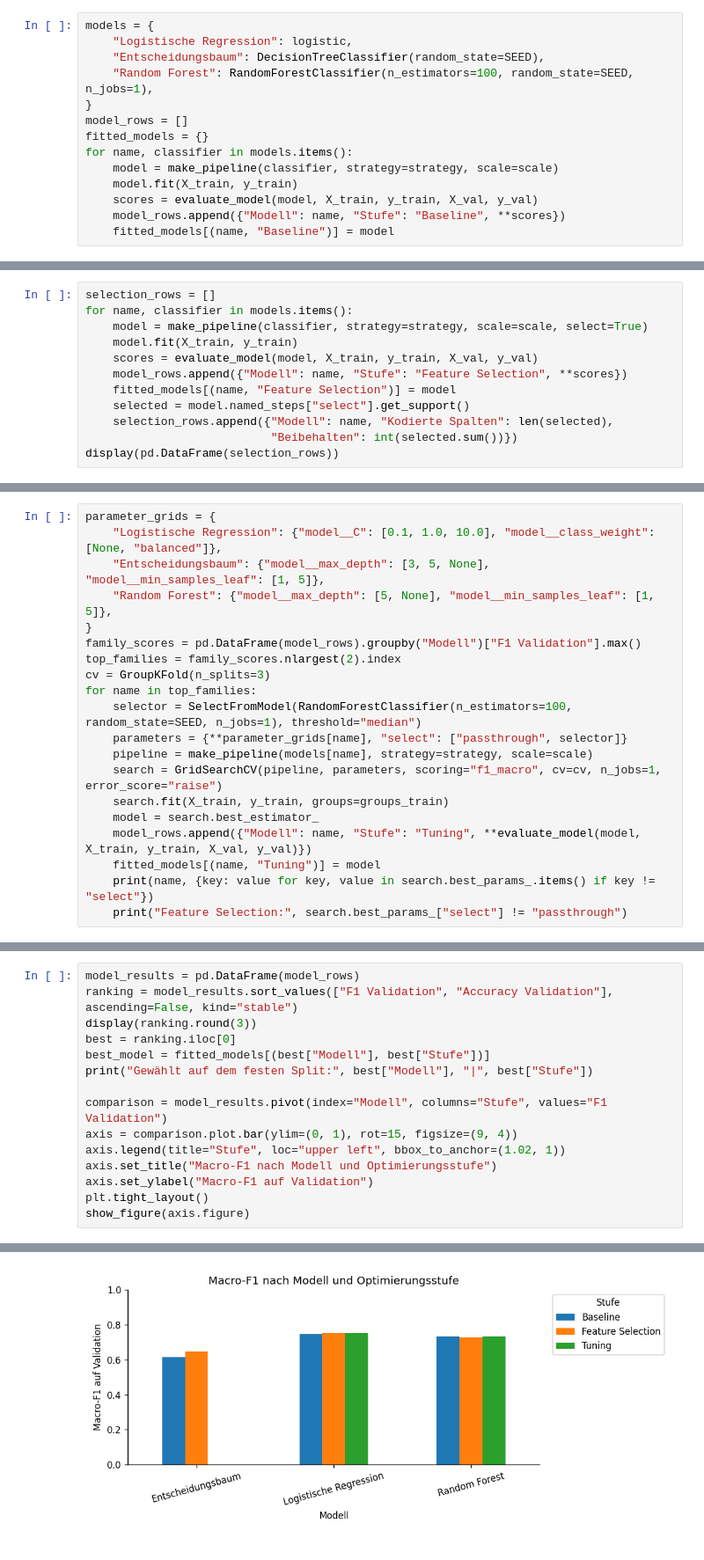
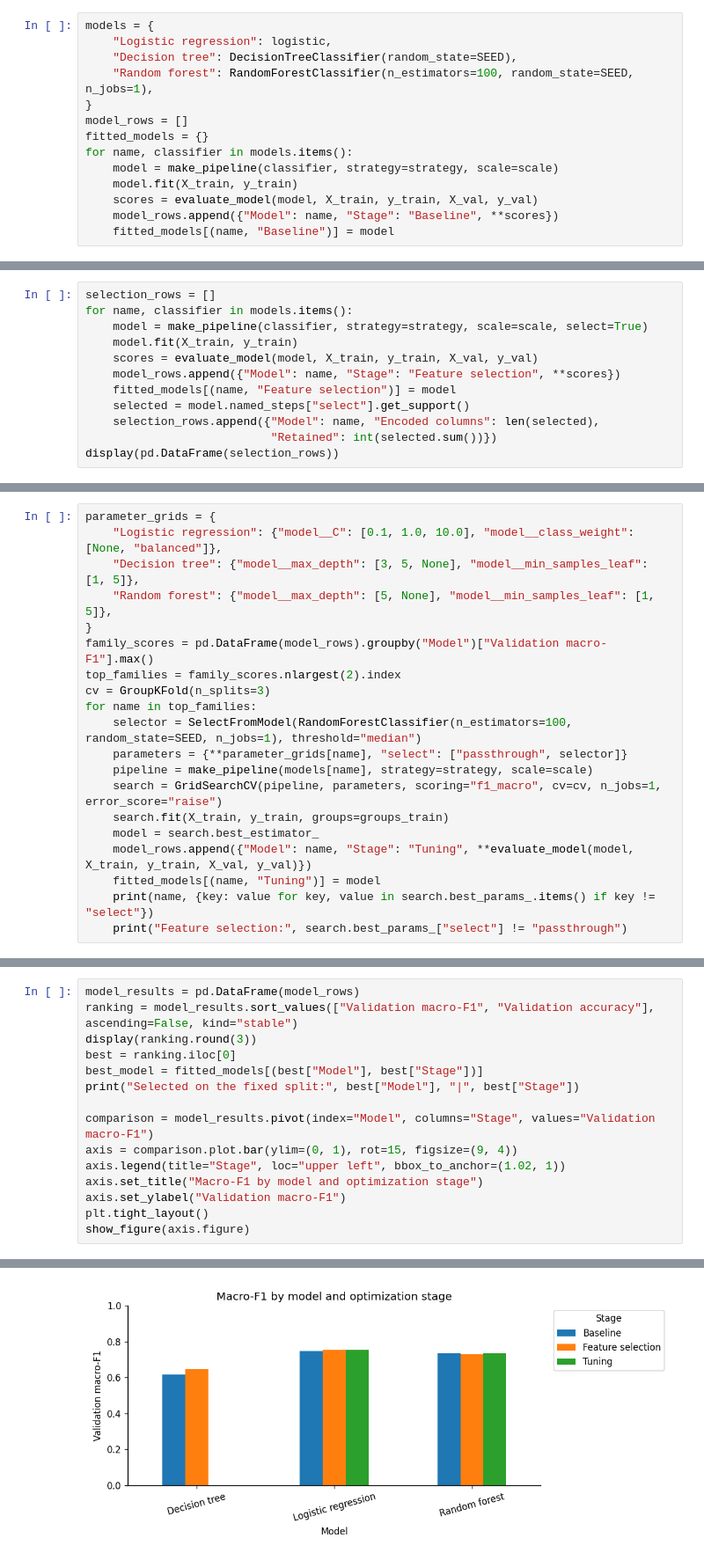
Before and after one commit to crnly/data-science-module-s4, a Jupyter notebook: data_science.ipynb, the cells around one changed output, grey strips where cells are left out. Shown at 88% size. Cells and saved outputs as stored; diff of their text form.

```diff
--- a/data_science.ipynb
+++ b/data_science.ipynb
@@ -317,8 +318,8 @@ und stimmen die zwei stärksten Familien mit einem kleinen Suchraum ab. Bewertun
 # %%
 models = {
-    "Logistische Regression": logistic,
-    "Entscheidungsbaum": DecisionTreeClassifier(random_state=SEED),
-    "Random Forest": RandomForestClassifier(n_estimators=100, random_state=SEED, n_jobs=1),
+    "Logistic regression": logistic,
+    "Decision tree": DecisionTreeClassifier(random_state=SEED),
+    "Random forest": RandomForestClassifier(n_estimators=100, random_state=SEED, n_jobs=1),
 }
 model_rows = []
 fitted_models = {}
@@ -326,6 +327,6 @@ for name, classifier in models.items():
     model = make_pipeline(classifier, strategy=strategy, scale=scale)
     model.fit(X_train, y_train)
     scores = evaluate_model(model, X_train, y_train, X_val, y_val)
-    model_rows.append({"Modell": name, "Stufe": "Baseline", **scores})
+    model_rows.append({"Model": name, "Stage": "Baseline", **scores})
     fitted_models[(name, "Baseline")] = model
 # %% [markdown]
@@ -337,10 +338,10 @@ for name, classifier in models.items():
     model = make_pipeline(classifier, strategy=strategy, scale=scale, select=True)
     model.fit(X_train, y_train)
     scores = evaluate_model(model, X_train, y_train, X_val, y_val)
-    model_rows.append({"Modell": name, "Stufe": "Feature Selection", **scores})
-    fitted_models[(name, "Feature Selection")] = model
+    model_rows.append({"Model": name, "Stage": "Feature selection", **scores})
+    fitted_models[(name, "Feature selection")] = model
     selected = model.named_steps["select"].get_support()
-    selection_rows.append({"Modell": name, "Kodierte Spalten": len(selected),
-                           "Beibehalten": int(selected.sum())})
+    selection_rows.append({"Model": name, "Encoded columns": len(selected),
+                           "Retained": int(selected.sum())})
 display(pd.DataFrame(selection_rows))
 # %% [output]
@@ -354,10 +355,10 @@ Feature Selection wird innerhalb der Suche erneut je Trainingsfold gelernt.
 # %%
 parameter_grids = {
-    "Logistische Regression": {"model__C": [0.1, 1.0, 10.0], "model__class_weight": [None, "balanced"]},
-    "Entscheidungsbaum": {"model__max_depth": [3, 5, None], "model__min_samples_leaf": [1, 5]},
-    "Random Forest": {"model__max_depth": [5, None], "model__min_samples_leaf": [1, 5]},
+    "Logistic regression": {"model__C": [0.1, 1.0, 10.0], "model__class_weight": [None, "balanced"]},
+    "Decision tree": {"model__max_depth": [3, 5, None], "model__min_samples_leaf": [1, 5]},
+    "Random forest": {"model__max_depth": [5, None], "model__min_samples_leaf": [1, 5]},
 }
-family_scores = pd.DataFrame(model_rows).groupby("Modell")["F1 Validation"].max()
+family_scores = pd.DataFrame(model_rows).groupby("Model")["Validation macro-F1"].max()
 top_families = family_scores.nlargest(2).index
 cv = GroupKFold(n_splits=3)
 for name in top_families:
@@ -367,8 +368,8 @@ for name in top_families:
     search = GridSearchCV(pipeline, parameters, scoring="f1_macro", cv=cv, n_jobs=1, error_score="raise")
     search.fit(X_train, y_train, groups=groups_train)
     model = search.best_estimator_
-    model_rows.append({"Modell": name, "Stufe": "Tuning", **evaluate_model(model, X_train, y_train, X_val, y_val)})
+    model_rows.append({"Model": name, "Stage": "Tuning", **evaluate_model(model, X_train, y_train, X_val, y_val)})
     fitted_models[(name, "Tuning")] = model
     print(name, {key: value for key, value in search.best_params_.items() if key != "select"})
-    print("Feature Selection:", search.best_params_["select"] != "passthrough")
+    print("Feature selection:", search.best_params_["select"] != "passthrough")
 # %% [output]
@@ -379,16 +380,16 @@ Feature Selection: False
 # %%
 model_results = pd.DataFrame(model_rows)
-ranking = model_results.sort_values(["F1 Validation", "Accuracy Validation"], ascending=False, kind="stable")
+ranking = model_results.sort_values(["Validation macro-F1", "Validation accuracy"], ascending=False, kind="stable")
 display(ranking.round(3))
 best = ranking.iloc[0]
-best_model = fitted_models[(best["Modell"], best["Stufe"])]
-print("Gewählt auf dem festen Split:", best["Modell"], "|", best["Stufe"])
+best_model = fitted_models[(best["Model"], best["Stage"])]
+print("Selected on the fixed split:", best["Model"], "|", best["Stage"])
 
-comparison = model_results.pivot(index="Modell", columns="Stufe", values="F1 Validation")
+comparison = model_results.pivot(index="Model", columns="Stage", values="Validation macro-F1")
 axis = comparison.plot.bar(ylim=(0, 1), rot=15, figsize=(9, 4))
-axis.legend(title="Stufe", loc="upper left", bbox_to_anchor=(1.02, 1))
-axis.set_title("Macro-F1 nach Modell und Optimierungsstufe")
-axis.set_ylabel("Macro-F1 auf Validation")
+axis.legend(title="Stage", loc="upper left", bbox_to_anchor=(1.02, 1))
+axis.set_title("Macro-F1 by model and optimization stage")
+axis.set_ylabel("Validation macro-F1")
 plt.tight_layout()
 show_figure(axis.figure)
 # %% [output]
@@ -405,2 +406,2 @@ Gewählt auf dem festen Split: Logistische Regression | Feature Selection
-[figure, old version]
+[figure, new version]
 # %% [markdown]
```
Also changed, not shown: parts of 32 cells of this notebook, 11 other files.
